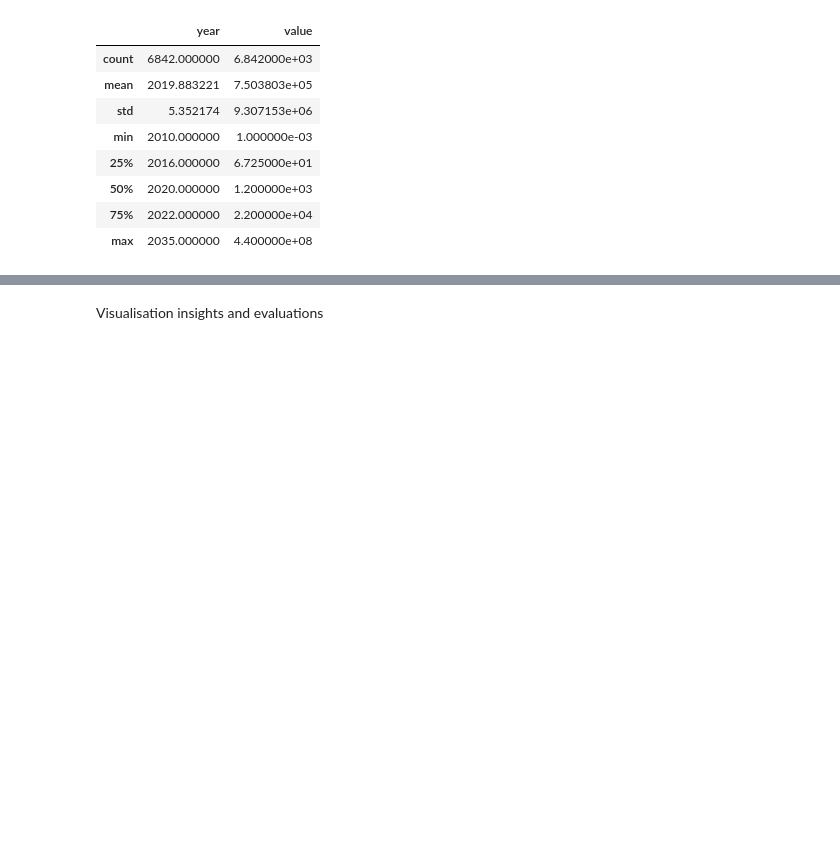
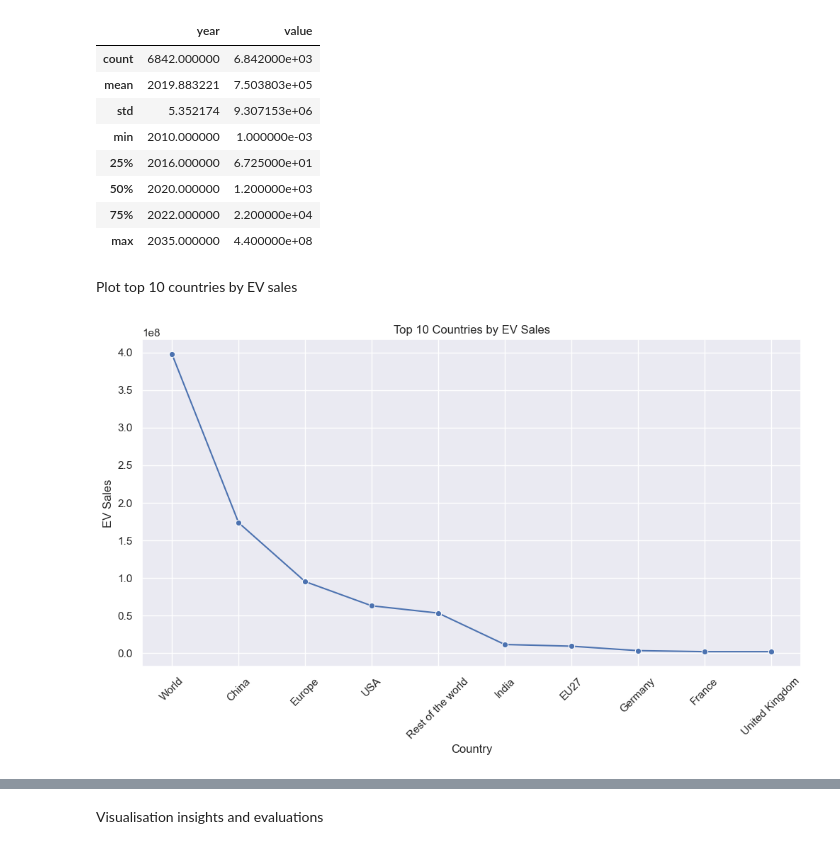
Before and after one commit to Emmanuel913-sketch/Global-Electric-Vehicle-sales-trends-from-2010-2024, a Jupyter notebook: jupyter_notebooks/visualisations.ipynb, the cells around one changed output, grey strips where cells are left out. Saved outputs shown, nothing was run; the diff lists cells and outputs as text; code cells hidden in the pictures; blank space fills up the shorter version.

```diff
--- a/jupyter_notebooks/visualisations.ipynb
+++ b/jupyter_notebooks/visualisations.ipynb
@@ -260,3 +242,25 @@ display(vehicles_df.describe())
 | 50% | 2020.000000 | 1.200000e+03 |
 | 75% | 2022.000000 | 2.200000e+04 |
 | max | 2035.000000 | 4.400000e+08 |
+# %% [markdown]
+Plot top 10 countries by EV sales
+# %%
+# Filter the dataframe for EV sales
+ev_sales_df = df[df['parameter'] == 'EV sales']
+
+# Group by region and sum the sales
+ev_sales_by_region = ev_sales_df.groupby('region')['value'].sum().reset_index()
+
+# Sort by sales and get the top 10 countries
+top_10_countries = ev_sales_by_region.sort_values(by='value', ascending=False).head(10)
+
+# Plot the line chart
+plt.figure(figsize=(12, 6))
+sns.lineplot(data=top_10_countries, x='region', y='value', marker='o')
+plt.title('Top 10 Countries by EV Sales')
+plt.xlabel('Country')
+plt.ylabel('EV Sales')
+plt.xticks(rotation=45)
+plt.show()
+# %% [output]
+[figure, added]
```
Also changed, not shown: parts of 19 cells of this notebook.
